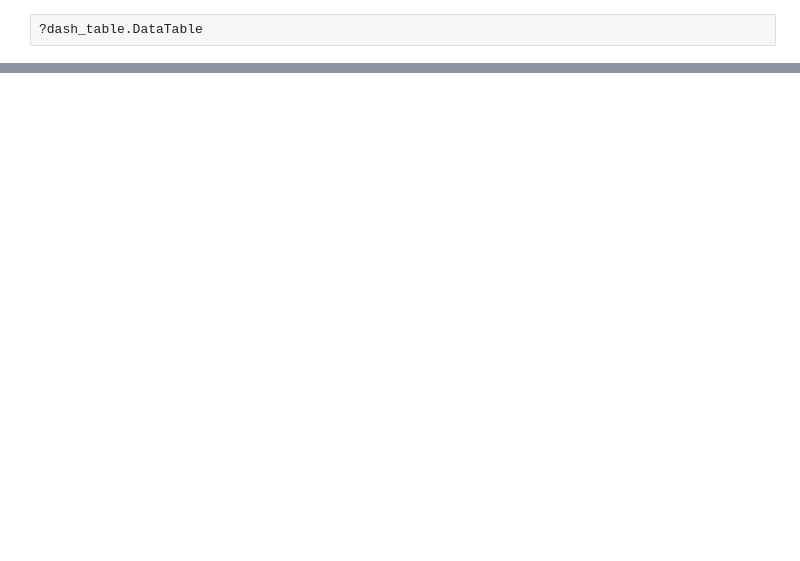
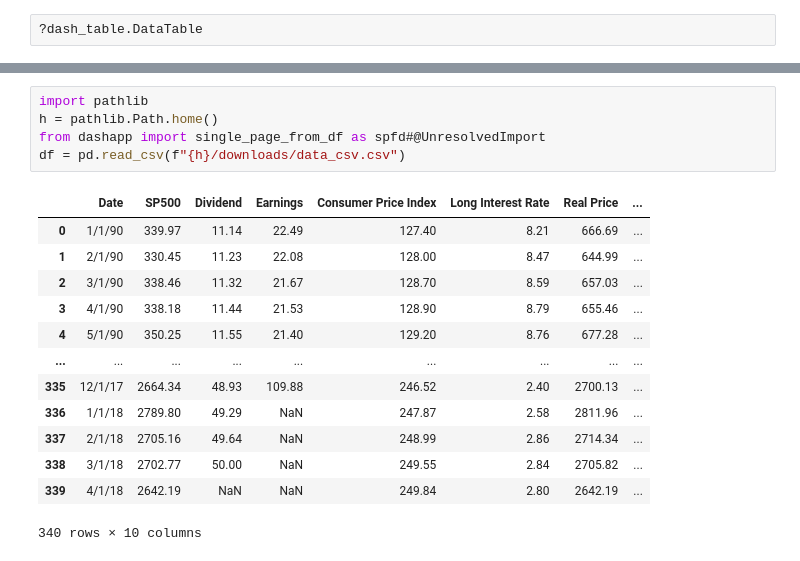
Before and after one commit to bgithub1/barchartacs, a Jupyter notebook: barchartacs/Untitled.ipynb, the cells around one changed output, grey strips where cells are left out. Saved outputs shown, nothing was run; the diff lists cells and outputs as text; blank space fills up the shorter version.

Commit message:
add more functionality to dashapp_csvaccess modules

```diff
--- a/barchartacs/Untitled.ipynb
+++ b/barchartacs/Untitled.ipynb
@@ -989,0 +827,19 @@ pairs
+# %%
+import pathlib
+h = pathlib.Path.home()
+from dashapp import single_page_from_df as spfd#@UnresolvedImport
+df = pd.read_csv(f"{h}/downloads/data_csv.csv")
+# %% [output]
+|  | Date | SP500 | Dividend | Earnings | Consumer Price Index | Long Interest Rate | Real Price | ... |
+| 0 | 1/1/90 | 339.97 | 11.14 | 22.49 | 127.40 | 8.21 | 666.69 | ... |
+| 1 | 2/1/90 | 330.45 | 11.23 | 22.08 | 128.00 | 8.47 | 644.99 | ... |
+| 2 | 3/1/90 | 338.46 | 11.32 | 21.67 | 128.70 | 8.59 | 657.03 | ... |
+| 3 | 4/1/90 | 338.18 | 11.44 | 21.53 | 128.90 | 8.79 | 655.46 | ... |
+| 4 | 5/1/90 | 350.25 | 11.55 | 21.40 | 129.20 | 8.76 | 677.28 | ... |
+| ... | ... | ... | ... | ... | ... | ... | ... | ... |
+| 335 | 12/1/17 | 2664.34 | 48.93 | 109.88 | 246.52 | 2.40 | 2700.13 | ... |
+| 336 | 1/1/18 | 2789.80 | 49.29 | NaN | 247.87 | 2.58 | 2811.96 | ... |
+| 337 | 2/1/18 | 2705.16 | 49.64 | NaN | 248.99 | 2.86 | 2714.34 | ... |
+| 338 | 3/1/18 | 2702.77 | 50.00 | NaN | 249.55 | 2.84 | 2705.82 | ... |
+| 339 | 4/1/18 | 2642.19 | NaN | NaN | 249.84 | 2.80 | 2642.19 | ... |
+340 rows × 10 columns
```
Also changed, not shown: parts of 26 cells of this notebook, 5 other files.
